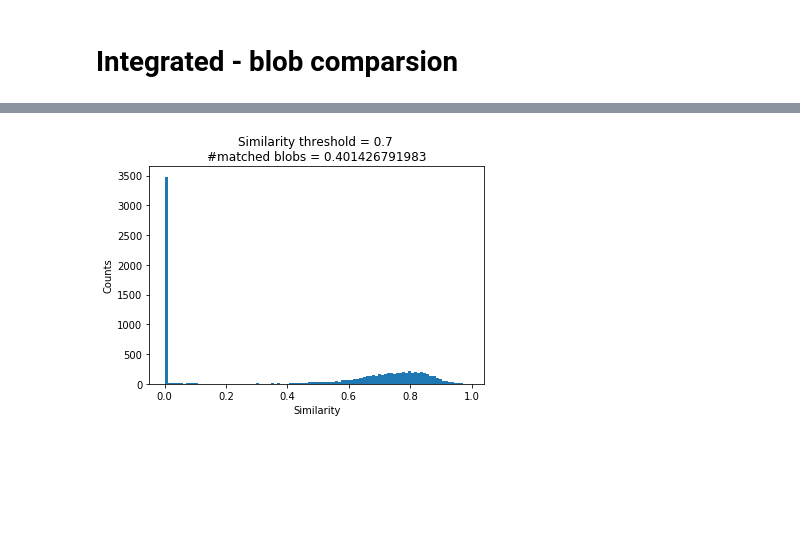
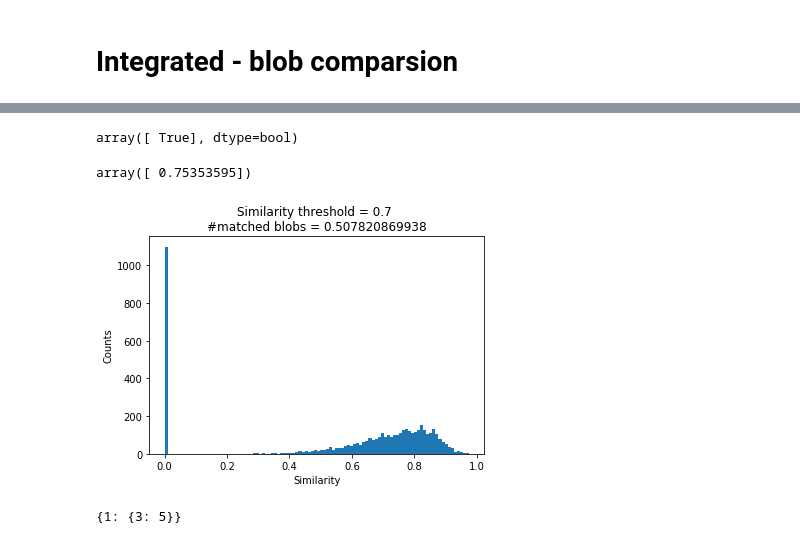
Before and after one commit to xiangjiph/MouseBrainAtlas, a Jupyter notebook: XJ/blob_detection_with_Pre_detected_cell.ipynb, the cells around one changed output, grey strips where cells are left out. Cells and saved outputs as stored; diff of their text form; code cells hidden in the pictures; blank space fills up the shorter version.

```diff
--- a/XJ/blob_detection_with_Pre_detected_cell.ipynb
+++ b/XJ/blob_detection_with_Pre_detected_cell.ipynb
@@ -65,7 +97,7 @@ def fun_crop_images(image, min_0, min_1, max_0, max_1, margin=0,im0max=10000,im1
     max_0 = min(max_0+margin,im0max)
     min_1 = max(min_1-margin,0)
     max_1 = min(max_1+margin,im1max)
-    crop_image = image[min_0:max_0, min_1:max_1]
+    crop_image = image[min_0:max_0, min_1:max_1].copy()
 #     print((min_0, min_1, max_0, max_1))
     return crop_image
 
@@ -241,7 +269,7 @@ display_images_in_grids([im_rescale[secIndex],im_BW[secIndex],im_label[secIndex]
 secIndex = 0
 option_vis_blob_margin = 100
 sec = 200
-for tempBlobIndex in np.random.choice(range(n_blobs[secIndex]),10):
+for tempBlobIndex in np.random.choice(range(0,n_blobs[secIndex]),10):
     print('Blob Index %d' % tempBlobIndex)
 #     display_images_in_grids([fun_crop_images(im_rescale[tempSecIndex],*im_blob_prop[sec][tempBlobIndex]['bbox'],margin=option_vis_blob_margin)
 #                              for tempSecIndex in range(n_images)],
@@ -367,4 +419,7 @@ compare_props = ['area', 'orientation', 'eccentricity']
 compare_weight = [6,1,3]
 compare_weight = np.array(compare_weight)/ float(np.sum(compare_weight))
 o_simil_threshold = 0.7
-o_scan_size_coeff = 4
+o_scan_size_coeff = 5
+o_record_similar_blob_next_sec = True
+# %%
+n_blobs = map(len, im_blob_prop.values())
@@ -442,13 +544,28 @@ for blobID in range(n_blobs):
+# %%
+im_blob_typical[sec][10]
+# %% [output]
+array([ True], dtype=bool)
+# %%
+im_blob_sim_score[sec][10]
+# %% [output]
+array([ 0.75353595])
 # %%
 temp_num_blob_matched = np.count_nonzero(im_blob_typical[200])
 temp_matched_blob_index = np.nonzero(im_blob_typical[200])[0].tolist()
 # %%
 # Statistics
-temp_num_blob_matched = np.count_nonzero(im_blob_typical[sec])/float(n_blobs)
+temp_num_blob_matched = np.count_nonzero(im_blob_typical[sec])/float(n_blobs[secIndex])
 fig_hist_simscore_sec200 = plt.figure();
 fig_hist_simscore_sec200 = plt.hist(im_blob_sim_score[200],bins=100);
 fig_hist_simscore_sec200 = plt.xlabel('Similarity')
 fig_hist_simscore_sec200 = plt.ylabel('Counts')
 fig_hist_simscore_sec200 = plt.title('Similarity threshold = %s \n#matched blobs = %s'% (o_simil_threshold,temp_num_blob_matched))
 # %% [output]
-[figure, old version]
+[figure, new version]
+# %%
+a = {}
+a[1] = {1:2}
+a[1] = {3:5}
+a
+# %% [output]
+{1: {3: 5}}
```
Also changed, not shown: parts of 24 cells of this notebook.
